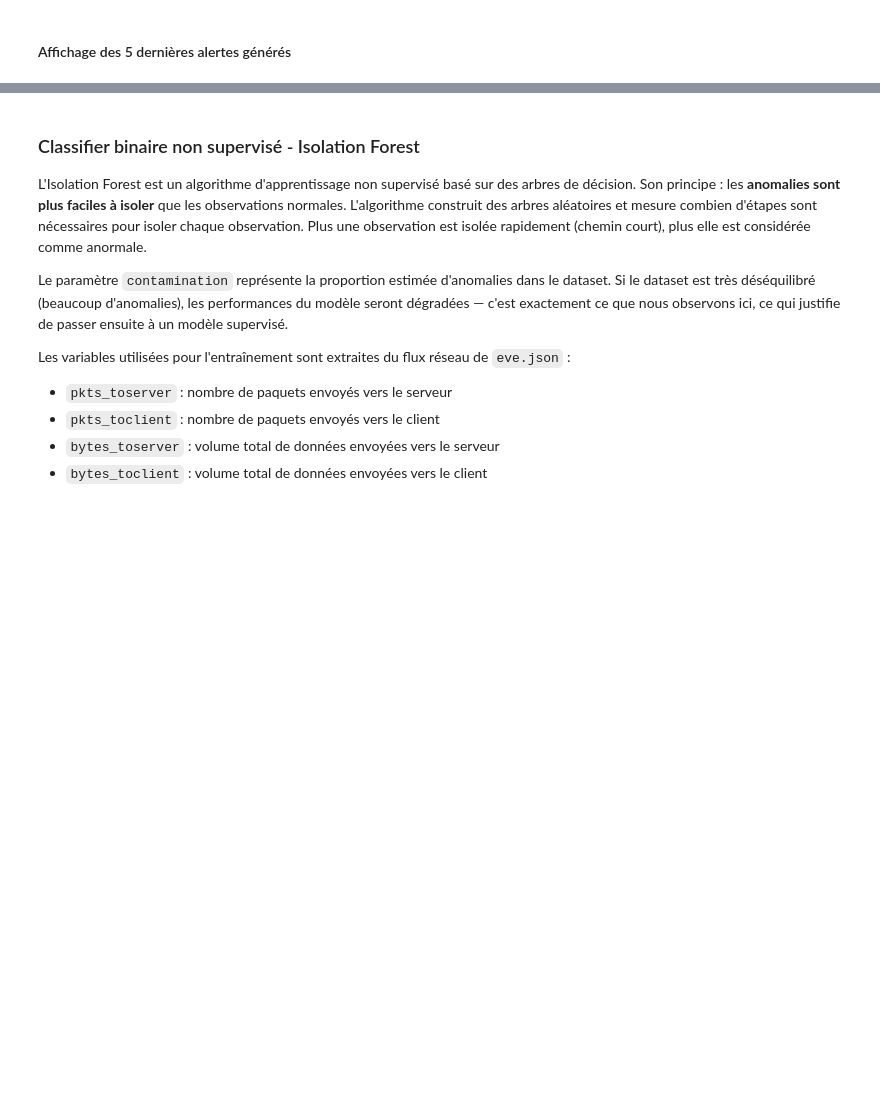
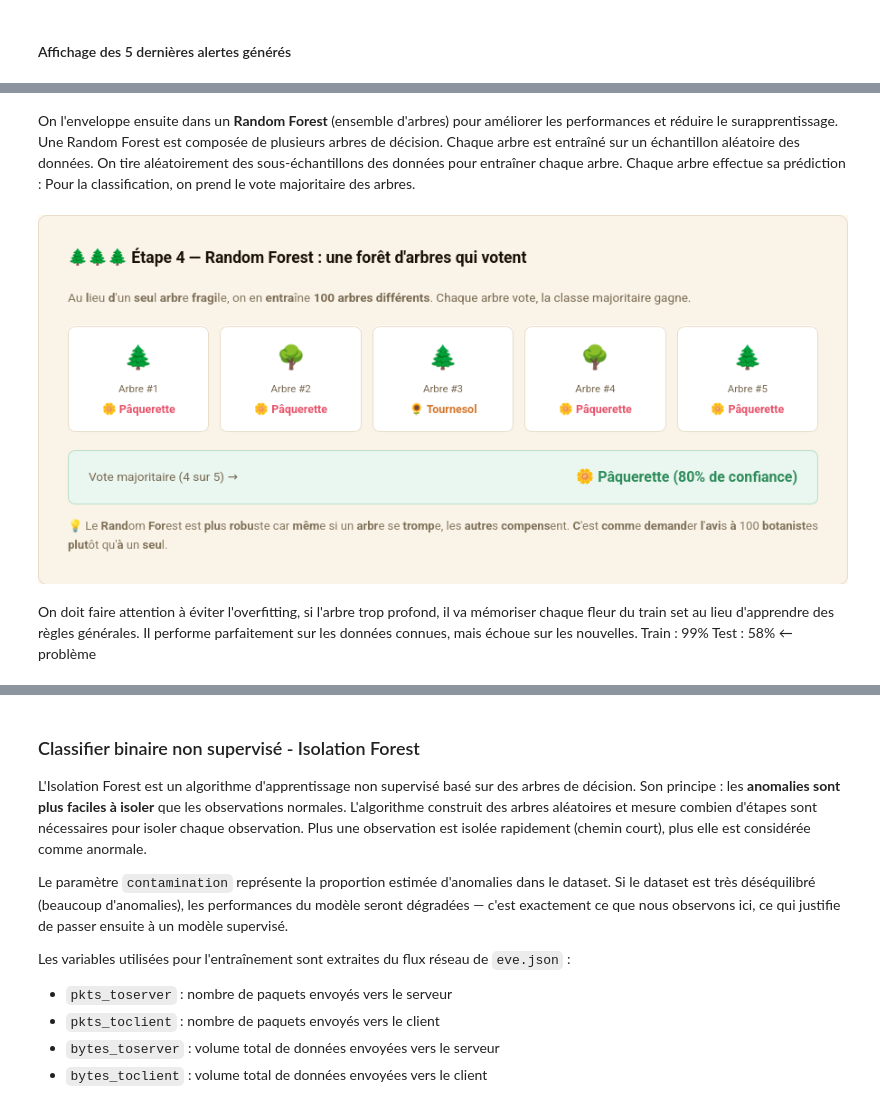
Before and after one commit to N0sti/elasticsearch_cookbook, a Jupyter notebook: es_as_siem/projet_siem.ipynb, the cells around one changed output, grey strips where cells are left out. Cells and saved outputs as stored; diff of their text form; code cells hidden in the pictures; blank space fills up the shorter version.

```diff
--- a/es_as_siem/projet_siem.ipynb
+++ b/es_as_siem/projet_siem.ipynb
@@ -1210,3 +1211,18 @@ Le modèle utilisé est un arbre de décision (*Decision Tree*). Ce modèle cons
+# %% [markdown]
+On l'enveloppe ensuite dans un **Random Forest** (ensemble d'arbres) pour améliorer les performances et réduire le surapprentissage.
+Une Random Forest est composée de plusieurs arbres de décision.
+Chaque arbre est entraîné sur un échantillon aléatoire des données.
+On tire aléatoirement des sous-échantillons des données pour entraîner chaque arbre.
+Chaque arbre effectue sa prédiction :
+Pour la classification, on prend le vote majoritaire des arbres.
+# %%
+from IPython.display import Image, display
+display(Image(filename="../images/foret.jpeg"))
+# %% [output]
+[figure, added]
+# %% [markdown]
+On doit faire attention à éviter l'overfitting, si l'arbre trop profond, il va mémoriser chaque fleur du train set au lieu d'apprendre des règles générales. Il performe parfaitement sur les données connues, mais échoue sur les nouvelles.
+Train : 99% Test : 58% ← problème
 # %%
 """
 ═══════════════════════════════════════════════════════════
```
Also changed, not shown: parts of 16 cells of this notebook.
